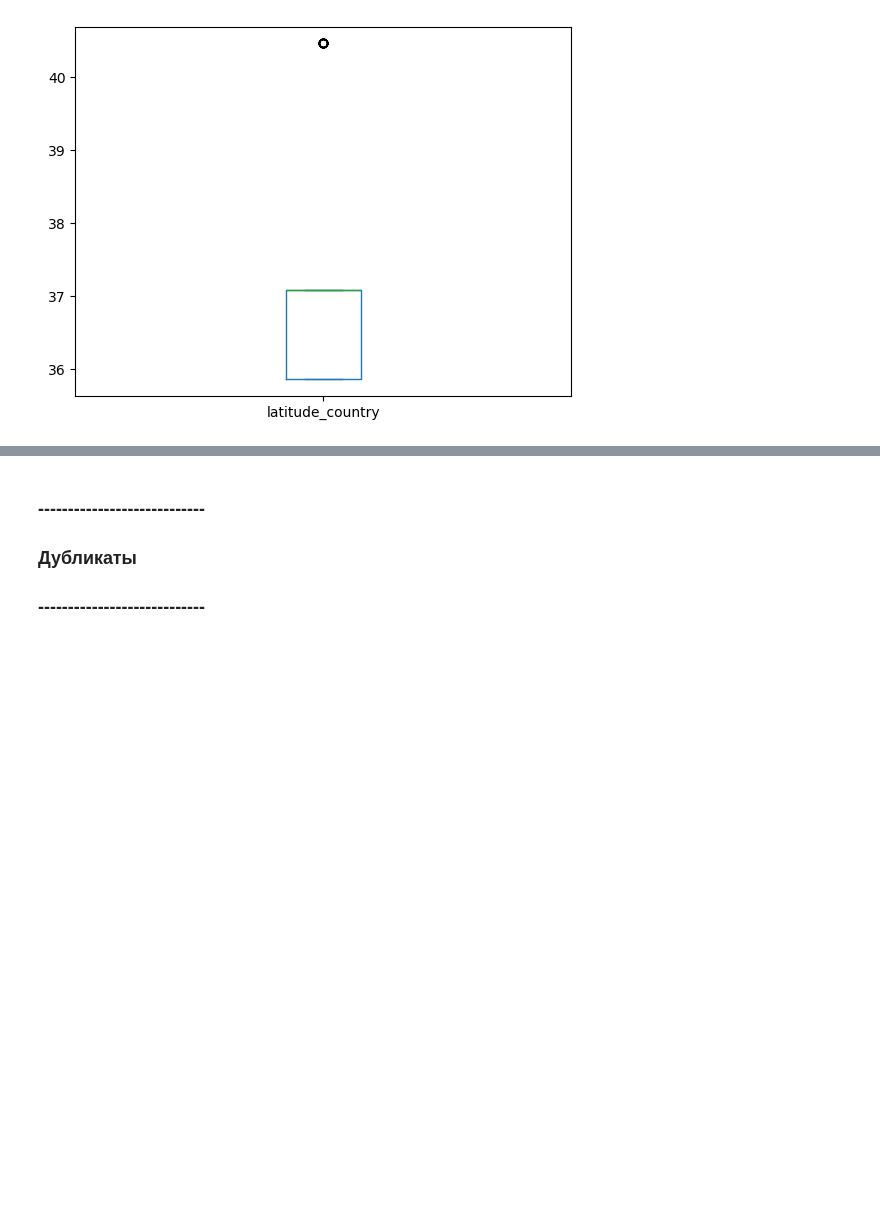
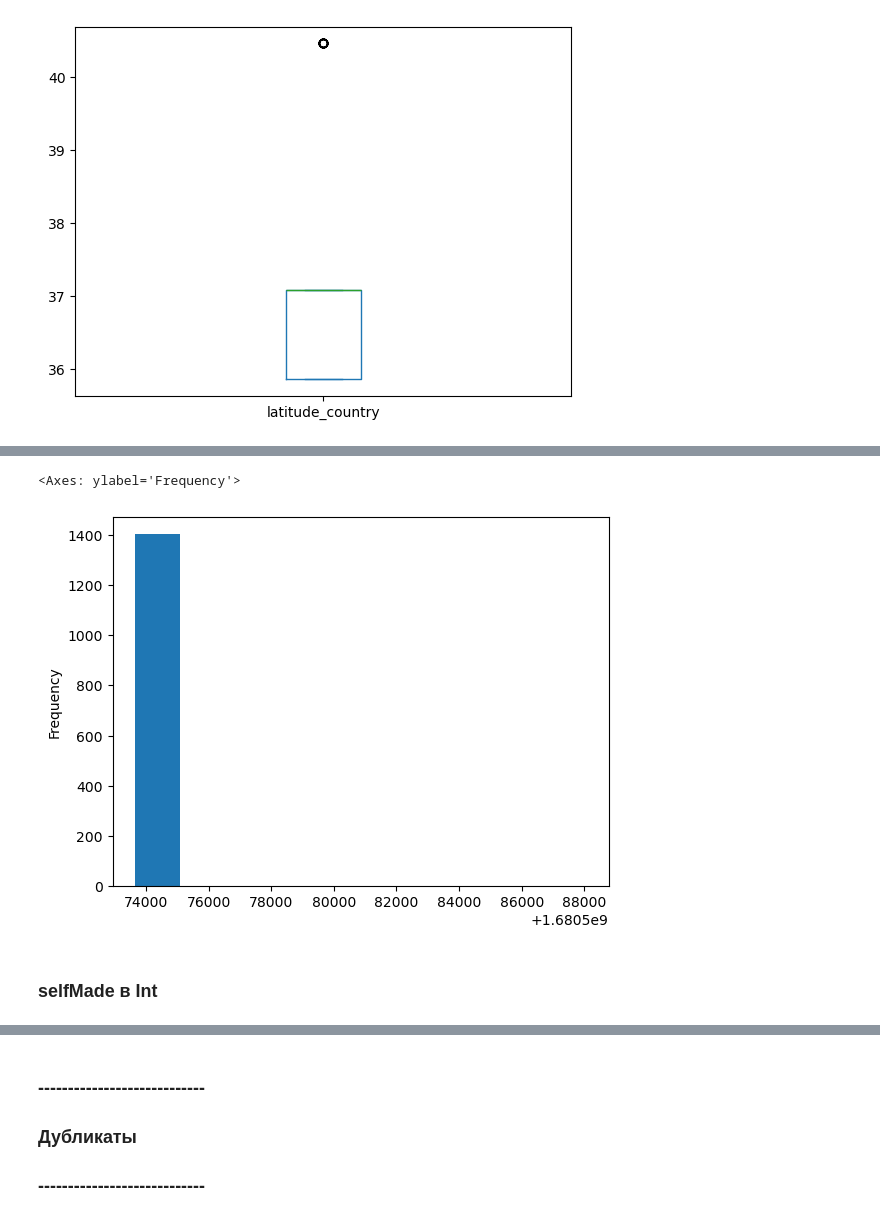
Before and after one commit to ShadowrunnerLeon/ML-Notebooks, a Jupyter notebook: billion.ipynb, the cells around one changed output, grey strips where cells are left out. Saved outputs shown, nothing was run; the diff lists cells and outputs as text; code cells hidden in the pictures; blank space fills up the shorter version.

```diff
--- a/billion.ipynb
+++ b/billion.ipynb
@@ -412,2 +412,0 @@ data.to_csv("after_clear_outliers.csv", index=None)
-# %%
-data = pd.read_csv("after_clear_outliers.csv")
@@ -429,0 +417,6 @@ data
+# %%
+def timeToTimestamp(s):
+    return time.mktime(datetime.datetime.strptime(s, "%d/%m/%Y %H:%M").timetuple())
+# %%
+data['date'] = data['date'].apply(lambda s : timeToTimestamp(s))
+data['date']
@@ -429,0 +436,5 @@ data
+# %%
+data['date'].plot(kind = 'hist')
+# %% [output]
+<Axes: ylabel='Frequency'>
+[figure, added]
@@ -429,0 +443,2 @@ data
+# %% [markdown]
+### selfMade в Int
```
Also changed, not shown: parts of 16 cells of this notebook.
